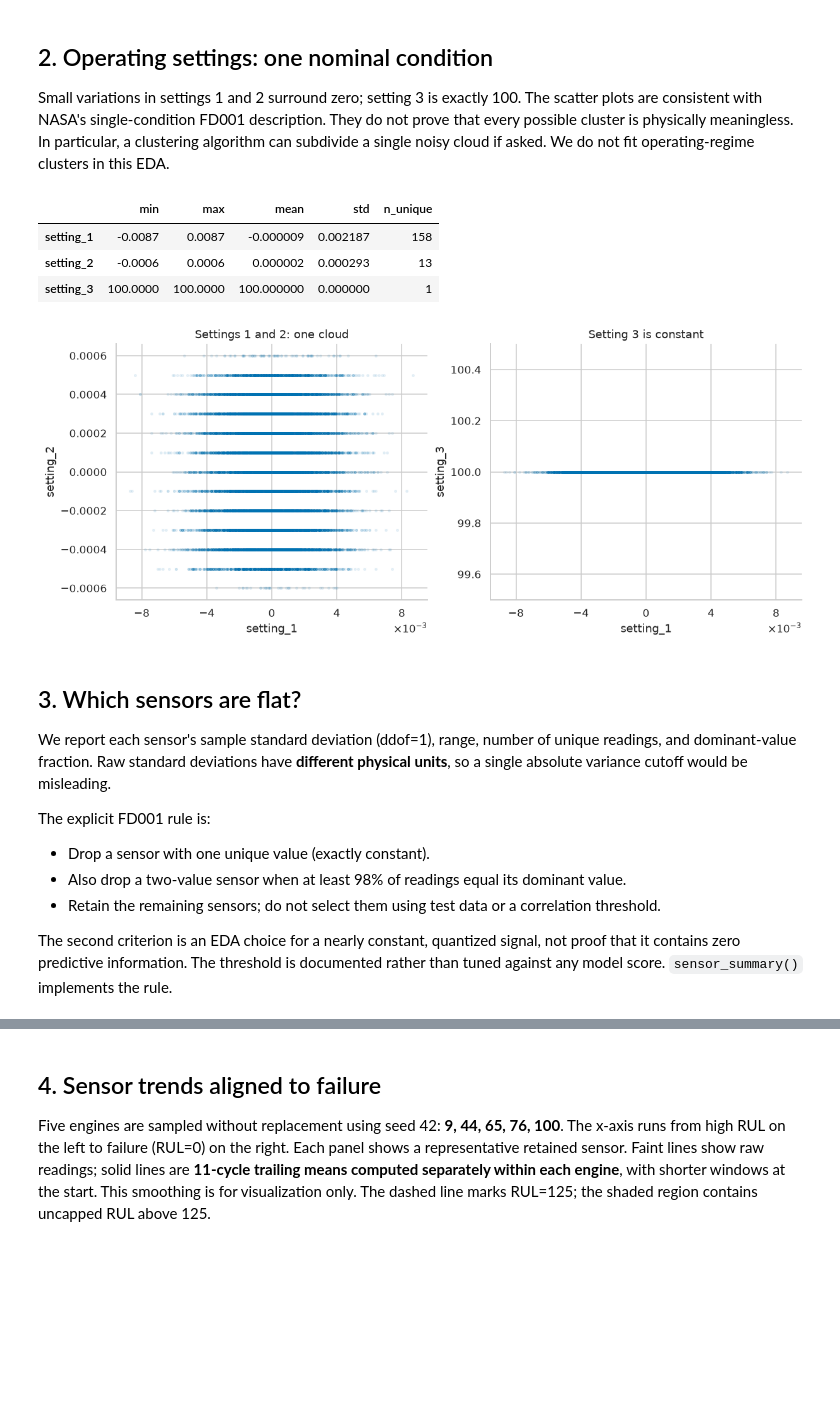
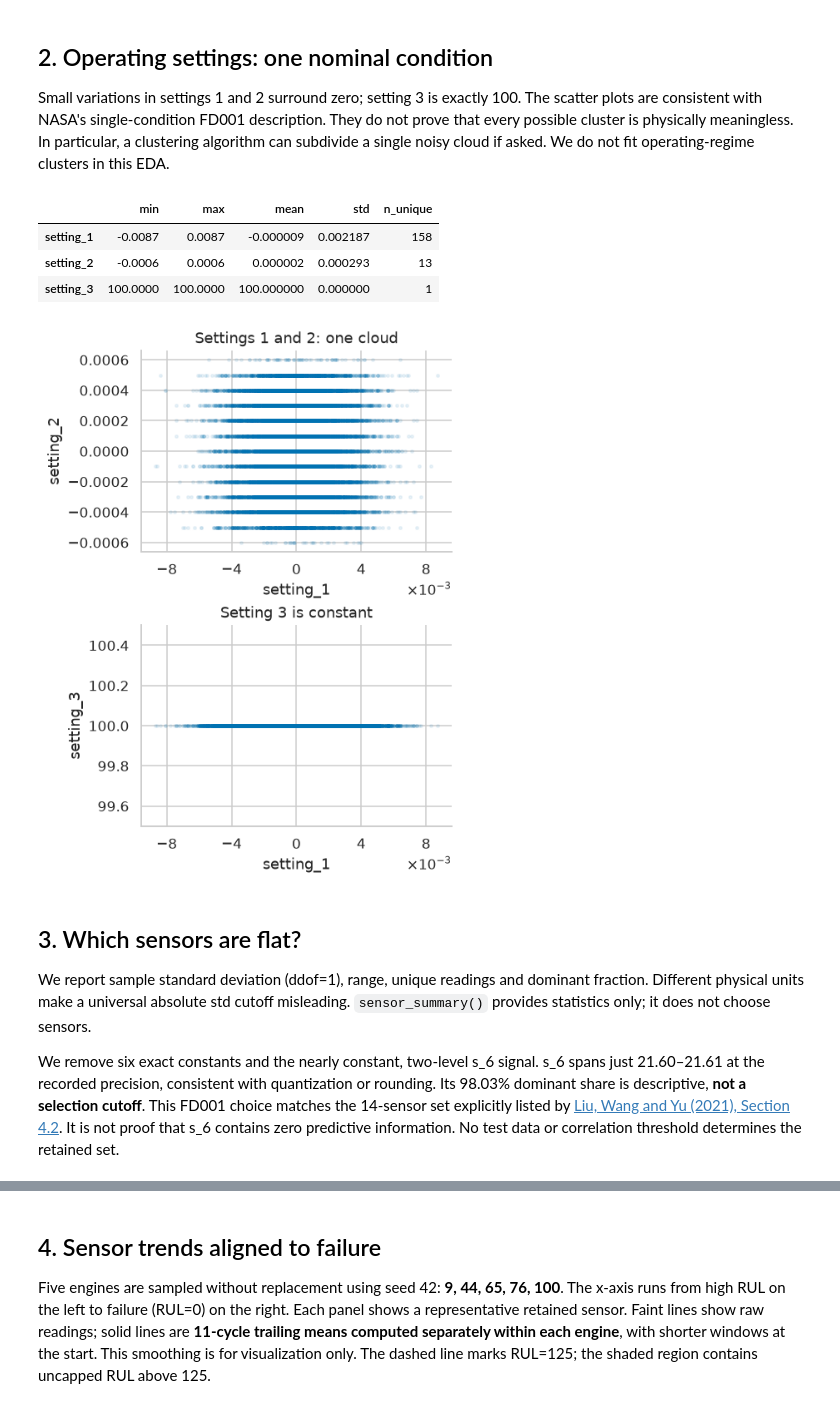
Before and after one commit to sarveshcore/t081-rul-prediction, a Jupyter notebook: notebooks/01_eda.ipynb, the cells around one changed output, grey strips where cells are left out. Drawn from its saved outputs; the diff is of its cells as text; code cells hidden in the pictures; blank space fills up the shorter version.

Commit message:
fix(eda): address sensor rationale and descriptive test review

```diff
--- a/notebooks/01_eda.ipynb
+++ b/notebooks/01_eda.ipynb
@@ -161,40 +161,38 @@ We do not fit operating-regime clusters in this EDA.
 # %%
 setting_summary = train[SETTINGS].agg(["min", "max", "mean", "std"]).T
 setting_summary["n_unique"] = train[SETTINGS].nunique()
 setting_summary.to_csv(RESULTS / "eda_settings.csv", index_label="setting")
 display(setting_summary)
-fig, axes = plt.subplots(1, 2, figsize=(11, 4.5), layout="constrained")
+fig, axes = plt.subplots(2, 1, figsize=(4.5, 6), layout="constrained")
 axes[0].scatter(train["setting_1"], train["setting_2"], s=5, alpha=0.08,
                 color=COLORS[0], rasterized=True)
 axes[0].set(title="Settings 1 and 2: one cloud", xlabel="setting_1", ylabel="setting_2")
 axes[1].scatter(train["setting_1"], train["setting_3"], s=5, alpha=0.08,
                 color=COLORS[0], rasterized=True)
 axes[1].set(title="Setting 3 is constant", xlabel="setting_1", ylabel="setting_3", ylim=(99.5, 100.5))
 for ax in axes:
     ax.set_xticks(np.arange(-0.008, 0.0081, 0.004))
     ax.ticklabel_format(axis="x", style="sci", scilimits=(-3, -3), useMathText=True)
 save_figure(fig, "operating_settings")
 # %% [output]
 |  | min | max | mean | std | n_unique |
 | setting_1 | -0.0087 | 0.0087 | -0.000009 | 0.002187 | 158 |
 | setting_2 | -0.0006 | 0.0006 | 0.000002 | 0.000293 | 13 |
 | setting_3 | 100.0000 | 100.0000 | 100.000000 | 0.000000 | 1 |
-[figure, old version]
+[figure, new version]
 # %% [markdown]
 ## 3. Which sensors are flat?
 
-We report each sensor's sample standard deviation (ddof=1), range, number of
-unique readings, and dominant-value fraction. Raw standard deviations have
-**different physical units**, so a single absolute variance cutoff would be misleading.
+We report sample standard deviation (ddof=1), range, unique readings and dominant
+fraction. Different physical units make a universal absolute std cutoff misleading.
+`sensor_summary()` provides statistics only; it does not choose sensors.
 
-The explicit FD001 rule is:
-
-- Drop a sensor with one unique value (exactly constant).
-- Also drop a two-value sensor when at least 98% of readings equal its dominant value.
-- Retain the remaining sensors; do not select them using test data or a correlation threshold.
-
-The second criterion is an EDA choice for a nearly constant, quantized signal,
-not proof that it contains zero predictive information. The threshold is documented
-rather than tuned against any model score. `sensor_summary()` implements the rule.
+We remove six exact constants and the nearly constant, two-level s_6 signal.
+s_6 spans just 21.60–21.61 at the recorded precision, consistent with quantization
+or rounding. Its 98.03% dominant share is descriptive, **not a selection cutoff**.
+This FD001 choice matches the 14-sensor set explicitly listed by
+[Liu, Wang and Yu (2021), Section 4.2](https://doi.org/10.1007/s44196-021-00020-1).
+It is not proof that s_6 contains zero predictive information. No test data or
+correlation threshold determines the retained set.
 # %%
 summary = sensor_summary(train, SENSORS)
```
Also changed, not shown: parts of 8 cells of this notebook, 17 other files.
